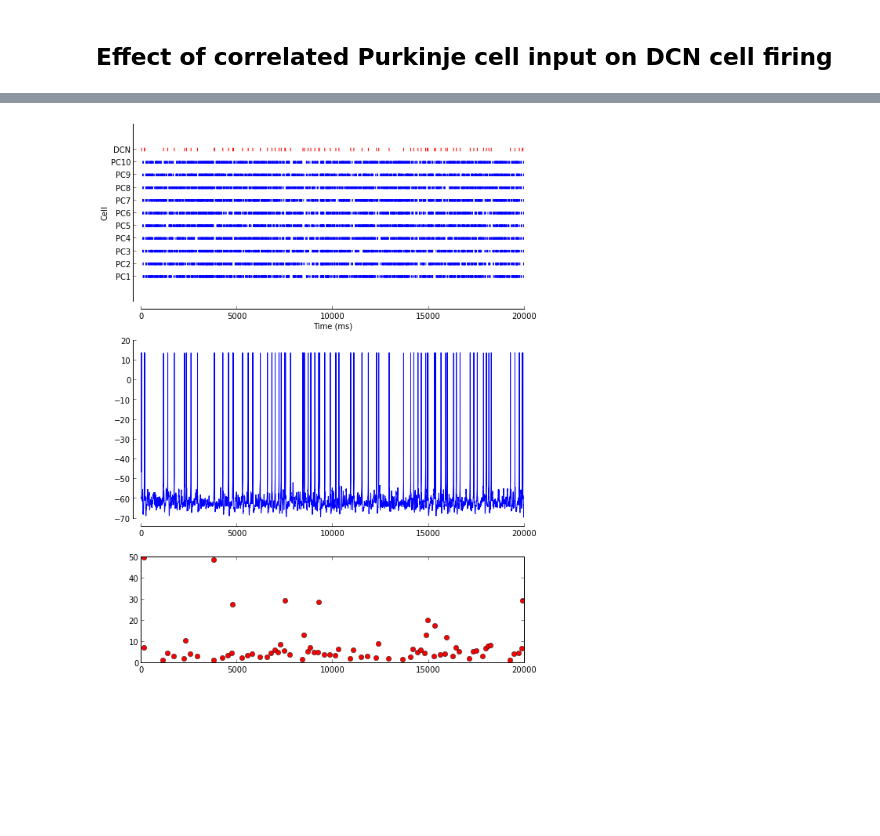
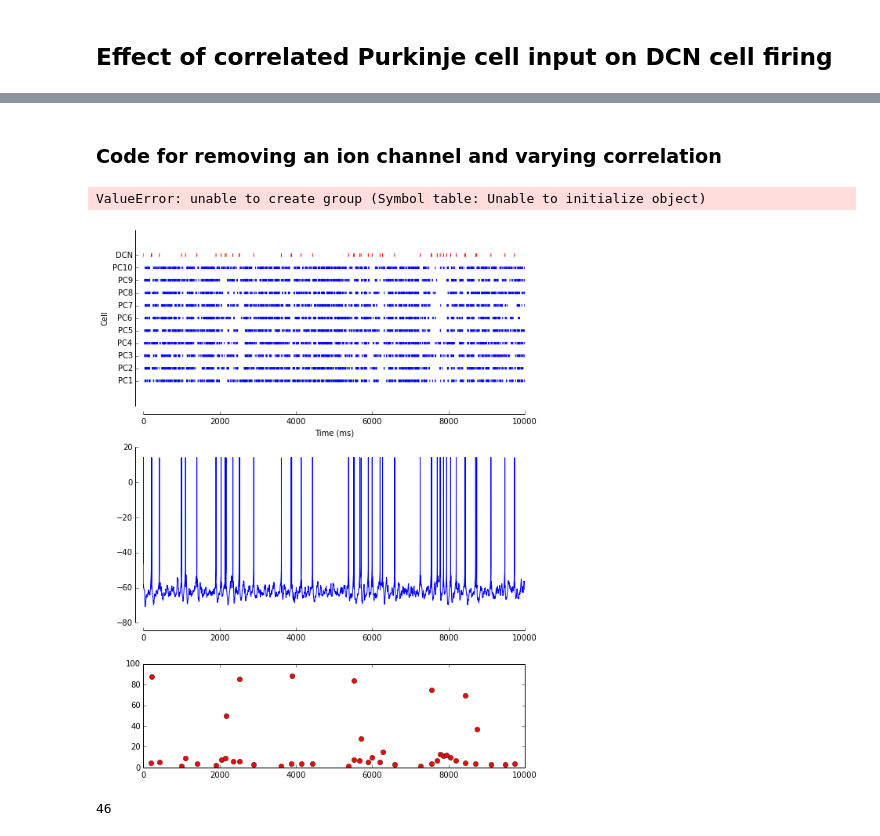
Before and after one commit to jenga/cerebellum, a Jupyter notebook: PC DCN Network.ipynb, the cells around one changed output, grey strips where cells are left out. Cells and saved outputs as stored; diff of their text form; code cells hidden in the pictures; blank space fills up the shorter version.

```diff
--- a/PC DCN Network.ipynb
+++ b/PC DCN Network.ipynb
@@ -206,7 +214,7 @@ def turnify(axis):
     axis.yaxis.set_ticks_position('left')
 
 import h5py
-f = h5py.File('/media/data/data/pcdcn/10pc1dcn_combnoise_c0.5mu0.6.h5', 'r')
+f = h5py.File('/home/steven/modelling/cerebellum/simulations/101pc1dcn_combnoise_c0.5mu0.6.h5', 'r')
 h5dcn_v = f['Models']['dcn']['Vs'][:]
 outputs = f['Outputs']
 spikes = []
@@ -228,14 +236,15 @@ ax0.scatter(spikes, cellnum, c='r', marker='|')
 turnify(ax0)
 xlabel('Time (ms)')
 ylabel('Cell')
-xlim([0,20000])
+xlim([0,10000])
 yticks([0,1,2,3,4,5,6,7,8,9,10], ['PC1', 'PC2', 'PC3', 'PC4', 'PC5', 'PC6', 'PC7', 'PC8', 'PC9', 'PC10', 'DCN'])
 ax1 = subplot(gs[3:6])
 turnify(ax1)
-ax1.plot(arange(0,20000,0.01), h5dcn_v)
+ax1.plot(arange(0,10000,0.01), h5dcn_v)
 freq = 1000 / diff(outputs['dcn']['Spikes'][:])
 ax2 = subplot(gs[6:8])
 ax2.plot(outputs['dcn']['Spikes'][1:], freq, 'ro')
 fig.tight_layout()
+savefig('10pcdcn_c=0.5.eps')
 show()
 # %% [output]
@@ -272,37 +252,59 @@ sim.simulate(length=20000, buffer=200000)
+# %% [markdown]
+### Code for removing an ion channel and varying correlation
+# %%
+from models.simulations import PCDCNSimulation
+
+sim = PCDCNSimulation(dt=0.01, fn='/home/steven/modelling/cerebellum/simulations/10Pc_noIh_75c.h5', gih=0.00, corr=0.75)
+sim.simulate(length=10000, buffer=100000)
+# %% [output]
+ValueError: unable to create group (Symbol table: Unable to initialize object)
 # %%
+def turnify(axis):
+    for loc, spine in axis.spines.items():
+        if loc in ['left','bottom']:
+            spine.set_position(('outward',10)) # outward by 10 points
+        elif loc in ['right','top']:
+            spine.set_color('none') # don't draw spine
+    axis.xaxis.set_ticks_position('bottom')
+    axis.yaxis.set_ticks_position('left')
+
 import h5py
-f = h5py.File('/media/data/data/pcdcn/10pc1dcn_combnoise_c0.75mu0.6.h5', 'r')
+f = h5py.File('/home/steven/modelling/cerebellum/simulations/10Pc_noIh_75c.h5', 'r')
 h5dcn_v = f['Models']['dcn']['Vs'][:]
 outputs = f['Outputs']
 spikes = []
 cellnum = []
 fig = figure(figsize=(8, 10))
 gs = gridspec.GridSpec(8,1)
 ax0 = subplot(gs[0:3])
 for cell in range(0,10):
     for spike in outputs['pc' + str(cell)]['Spikes'][:]:
         spikes.append(spike)
         cellnum.append(cell)
 ax0.scatter(spikes, cellnum, c='b', marker='|', s=10)
 spikes = []
 cellnum = []
 for spike in outputs['dcn']['Spikes'][:]:
     spikes.append(spike)
     cellnum.append(10)
 ax0.scatter(spikes, cellnum, c='r', marker='|')
 turnify(ax0)
-xlim([0,20000])
+xlim([0,10000])
 xlabel('Time (ms)')
 ylabel('Cell')
 yticks([0,1,2,3,4,5,6,7,8,9,10], ['PC1', 'PC2', 'PC3', 'PC4', 'PC5', 'PC6', 'PC7', 'PC8', 'PC9', 'PC10', 'DCN'])
 ax1 = subplot(gs[3:6])
 turnify(ax1)
-ax1.plot(arange(0,20000,0.01), h5dcn_v)
+ax1.plot(arange(0,10000,0.01), h5dcn_v)
 
 freq = 1000 / diff(outputs['dcn']['Spikes'][:])
 ax2 = subplot(gs[6:8])
+ax2.set_ylim(0,100)
 ax2.plot(outputs['dcn']['Spikes'][1:], freq, 'ro')
 fig.tight_layout()
+savefig('Test-no-T.eps')
 show()
+print(len(outputs['dcn']['Spikes'][:]))
 # %% [output]
-[figure, old version]
+[figure, new version]
+46
```
Also changed, not shown: parts of 20 cells of this notebook, 4 other files.
